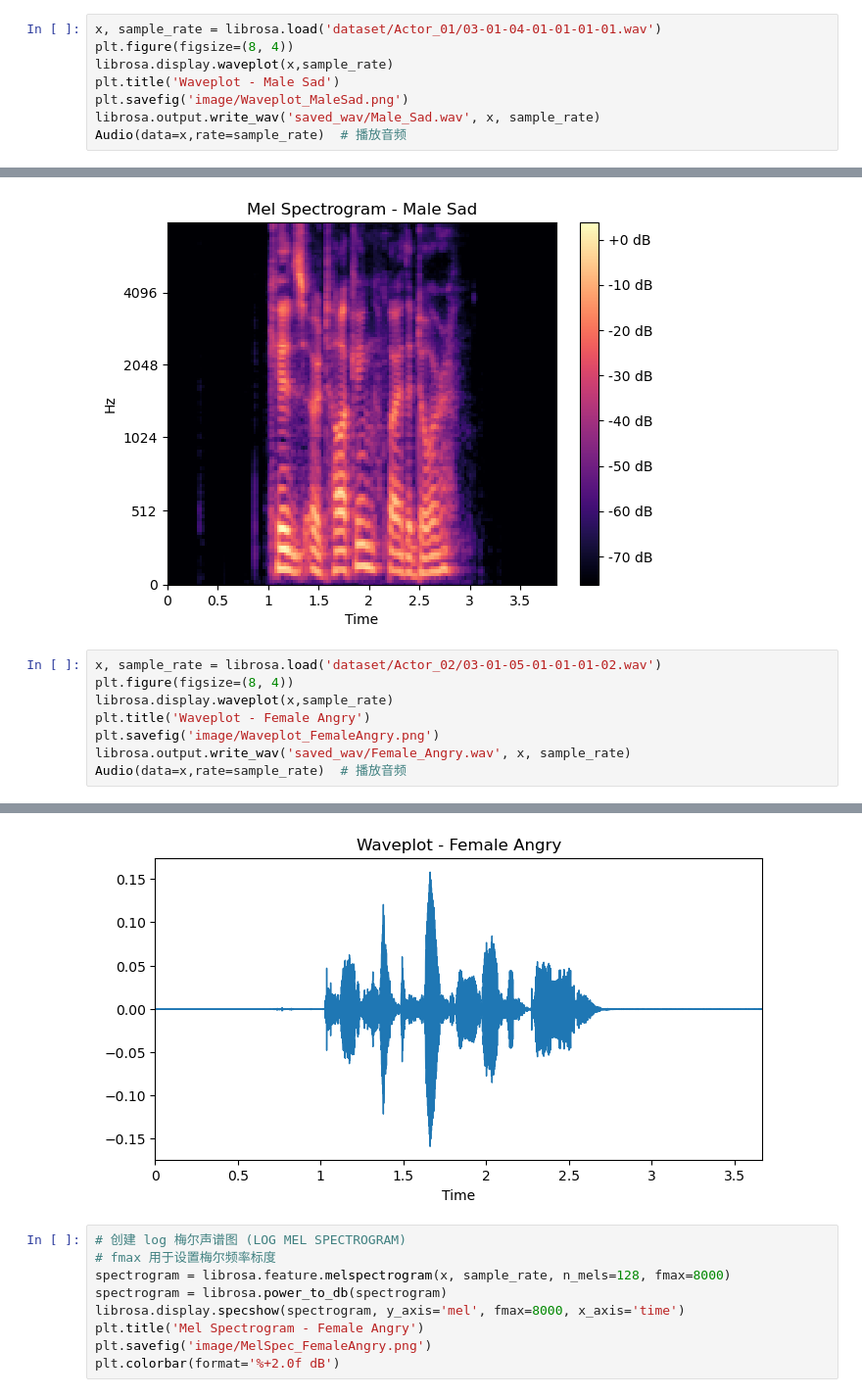
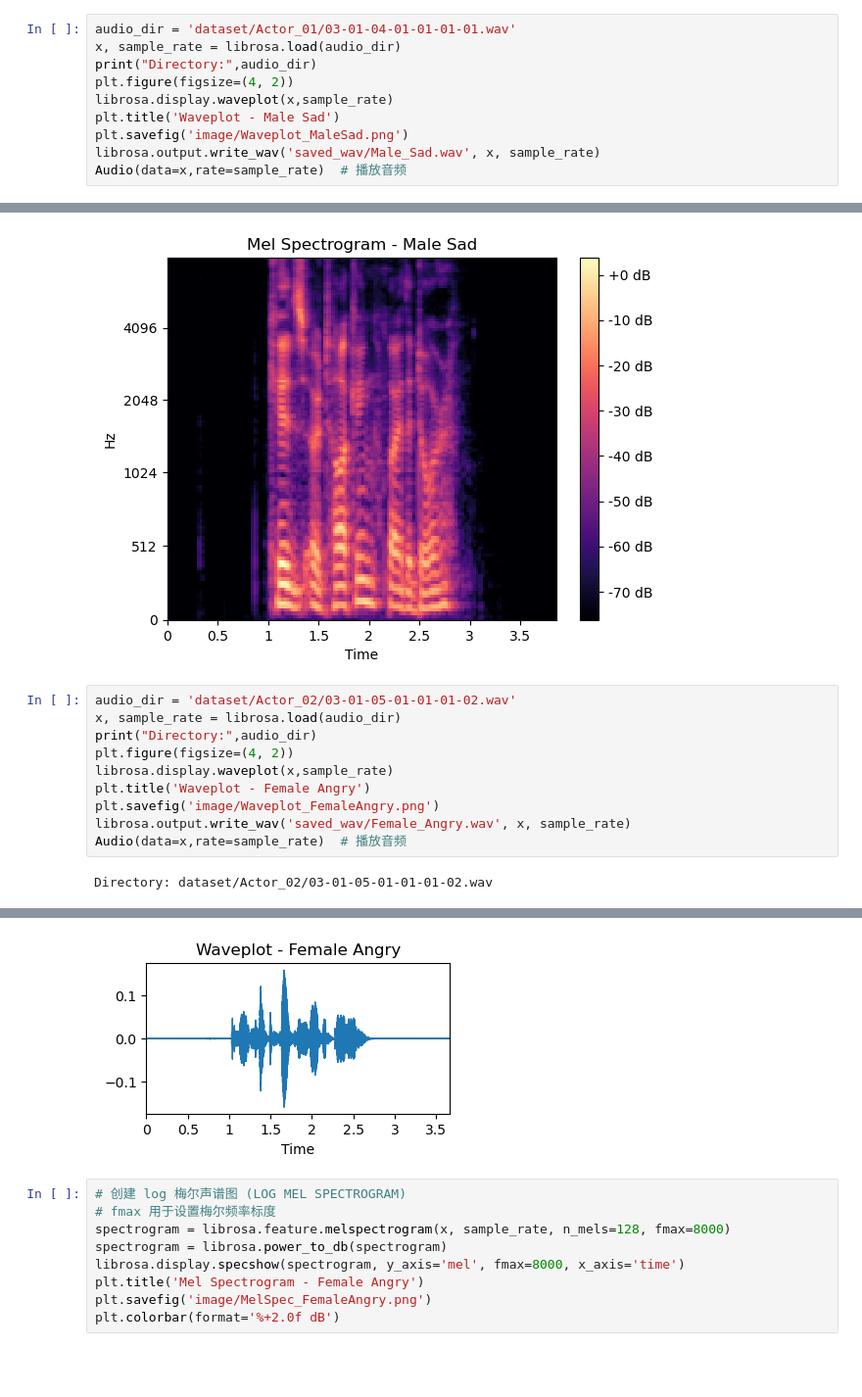
Before and after one commit to unicorn-yh/Speech-Emotion-Recognition, a Jupyter notebook: speech-emotion-recognition.ipynb, the cells around one changed output, grey strips where cells are left out. Shown: that part at 98% size. Cells and saved outputs as stored; diff of their text form; blank space fills up the shorter version.

```diff
--- a/speech-emotion-recognition.ipynb
+++ b/speech-emotion-recognition.ipynb
@@ -55,8 +57,10 @@ from sklearn.metrics import classification_report
 # %% [markdown]
 Display Random Dataset
 # %%
-x, sample_rate = librosa.load('dataset/Actor_01/03-01-04-01-01-01-01.wav')
-plt.figure(figsize=(8, 4))
+audio_dir = 'dataset/Actor_01/03-01-04-01-01-01-01.wav'
+x, sample_rate = librosa.load(audio_dir)
+print("Directory:",audio_dir)
+plt.figure(figsize=(4, 2))
 librosa.display.waveplot(x,sample_rate)
 plt.title('Waveplot - Male Sad')
 plt.savefig('image/Waveplot_MaleSad.png')
@@ -78,16 +83,19 @@ plt.colorbar(format='%+2.0f dB')
 <matplotlib.colorbar.Colorbar at 0x...>
 [figure]
 # %%
-x, sample_rate = librosa.load('dataset/Actor_02/03-01-05-01-01-01-02.wav')
-plt.figure(figsize=(8, 4))
+audio_dir = 'dataset/Actor_02/03-01-05-01-01-01-02.wav'
+x, sample_rate = librosa.load(audio_dir)
+print("Directory:",audio_dir)
+plt.figure(figsize=(4, 2))
 librosa.display.waveplot(x,sample_rate)
 plt.title('Waveplot - Female Angry')
 plt.savefig('image/Waveplot_FemaleAngry.png')
 librosa.output.write_wav('saved_wav/Female_Angry.wav', x, sample_rate)
 Audio(data=x,rate=sample_rate)  # 播放音频
 # %% [output]
+Directory: dataset/Actor_02/03-01-05-01-01-01-02.wav
 [interactive output not drawn]
-[figure, old version]
+[figure, new version]
 # %%
 # 创建 log 梅尔声谱图 (LOG MEL SPECTROGRAM)
 # fmax 用于设置梅尔频率标度
```
Also changed, not shown: parts of 15 cells of this notebook.
